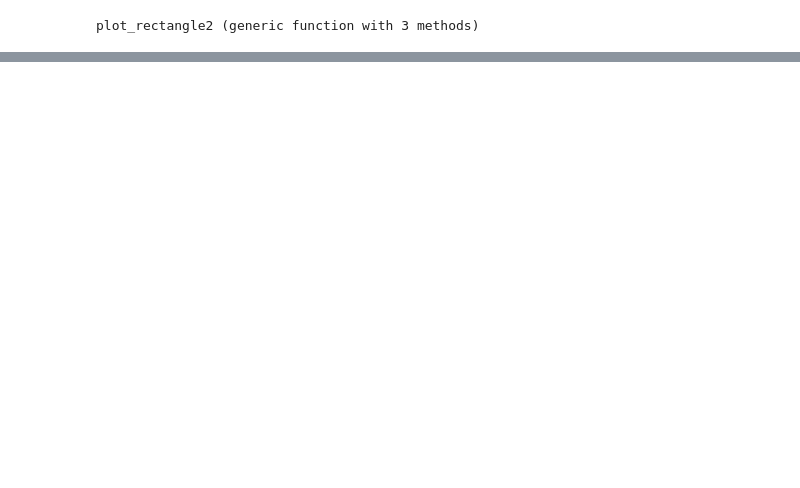
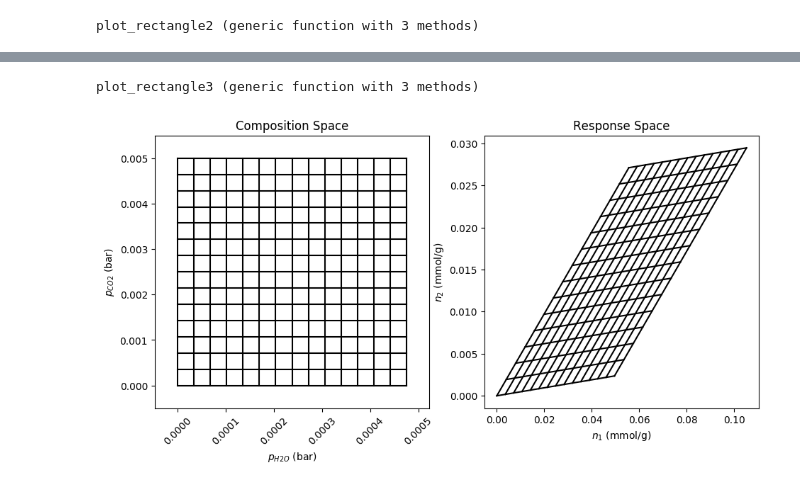
Before and after one commit to SimonEnsemble/sensor_arrays, a Jupyter notebook: src/Sensor_notebook.ipynb, the cells around one changed output, grey strips where cells are left out. Drawn from its saved outputs; the diff is of its cells as text; code cells hidden in the pictures; blank space fills up the shorter version.

```diff
--- a/src/Sensor_notebook.ipynb
+++ b/src/Sensor_notebook.ipynb
@@ -563,0 +566,73 @@ plot_rectangle2("H2O", "CO2", 0.0001, 2.0)
+# %%
+function plot_rectangle3(gas1::AbstractString, gas2::AbstractString, l_gas1::Float64, l_gas2::Float64, index_list::Union{Array{Int64, 1}, Missing}=missing)
+    n_pts = 15
+    wid = range(0, stop=l_gas1, length=n_pts)
+    len = range(0, stop=l_gas2, length=n_pts)
+    grid_a = [i for i in wid, j in len]
+    grid_b = [j for i in wid, j in len]
+    p = transpose([grid_a[:] grid_b[:]])
+
+    figure(figsize=(11, 5))
+    subplot(121)
+
+    for i = 1:n_pts
+        plot([0, wid[end]], [len[i], len[i]], color="k")
+        plot([wid[i], wid[i]], [0, len[end]], color="k")
+    end
+    #scatter(p[1,:], p[2,:], s=3)
+    #axis("equal")
+    xlim([-0.1*maximum(p[1,:]), maximum(p[1,:]*1.1)])
+    ylim([-0.1*maximum(p[2,:]), maximum(p[2,:]*1.1)])
+    title("Composition Space")
+    xlabel(@sprintf("\$p_{%s}\$ (bar)", gas1))
+    ylabel(@sprintf("\$p_{%s}\$ (bar)", gas2))
+    xticks(rotation=45)
+    ax = subplot(122)
+    #axis("equal")
+
+    if index_list !== missing
+        number_of_mofs = length(index_list)
+        if number_of_mofs < 2
+            @error "Need more than one index to plot the response!"
+        end
+        pairs = combinations(index_list, 2)
+    else
+        number_of_mofs = size(df_henry)[1]
+        pairs = combinations(1:number_of_mofs, 2)
+    end
+    title(@sprintf("Response Space"))
+    xlabel(@sprintf("\$n_1\$ (mmol/g)"))
+    ylabel(@sprintf("\$n_2\$ (mmol/g)"))
+
+    for (k, pair) in enumerate(pairs)
+        mof1 = df_henry[pair[1], :crystal]
+        mof2 = df_henry[pair[2], :crystal]
+        label = @sprintf("%s and %s", mof1, mof2)
+        H = make_h_matrix(pair[1], pair[2], gas1, gas2)
+        F = svd(H)
+        #n = H * p
+        #scatter(n[1,:], n[2,:], s=3)
+        for i = 1:n_pts
+            coords = [0.0 wid[end] wid[i] wid[i];
+                    len[i] len[i] 0.0 len[end]]
+            h = H * coords
+            h1 = [h[1,1], h[1,2]]
+            h2 = [h[2,1], h[2,2]]
+            h3 = [h[1,3], h[1,4]]
+            h4 = [h[2,3], h[2,4]]
+            plot(h1, h2, color="k")
+            plot(h3, h4, color="k")
+        end
+
+        #xlim([-0.1*maximum(n[1,:]), maximum(n[1,:]*1.1)])
+        #ylim([-0.1*maximum(n[2,:]), maximum(n[2,:]*1.1)])
+    end
+end
+
+plot_rectangle3(gas1::AbstractString, gas2::AbstractString, l_gas1::Float64, l_gas2::Float64, mof_list::Array{String, 1}) = plot_rectangle(gas1, gas2, l_gas1, l_gas2, mof2index.(mof_list))
+# %% [output]
+plot_rectangle3 (generic function with 3 methods)
+# %%
+plot_rectangle3("H2O", "CO2", 4753.5/1000000.0/10, 5000.0/1000000.0, [1,10])
+# %% [output]
+[figure, added]
```
Also changed, not shown: parts of 4 cells of this notebook.
